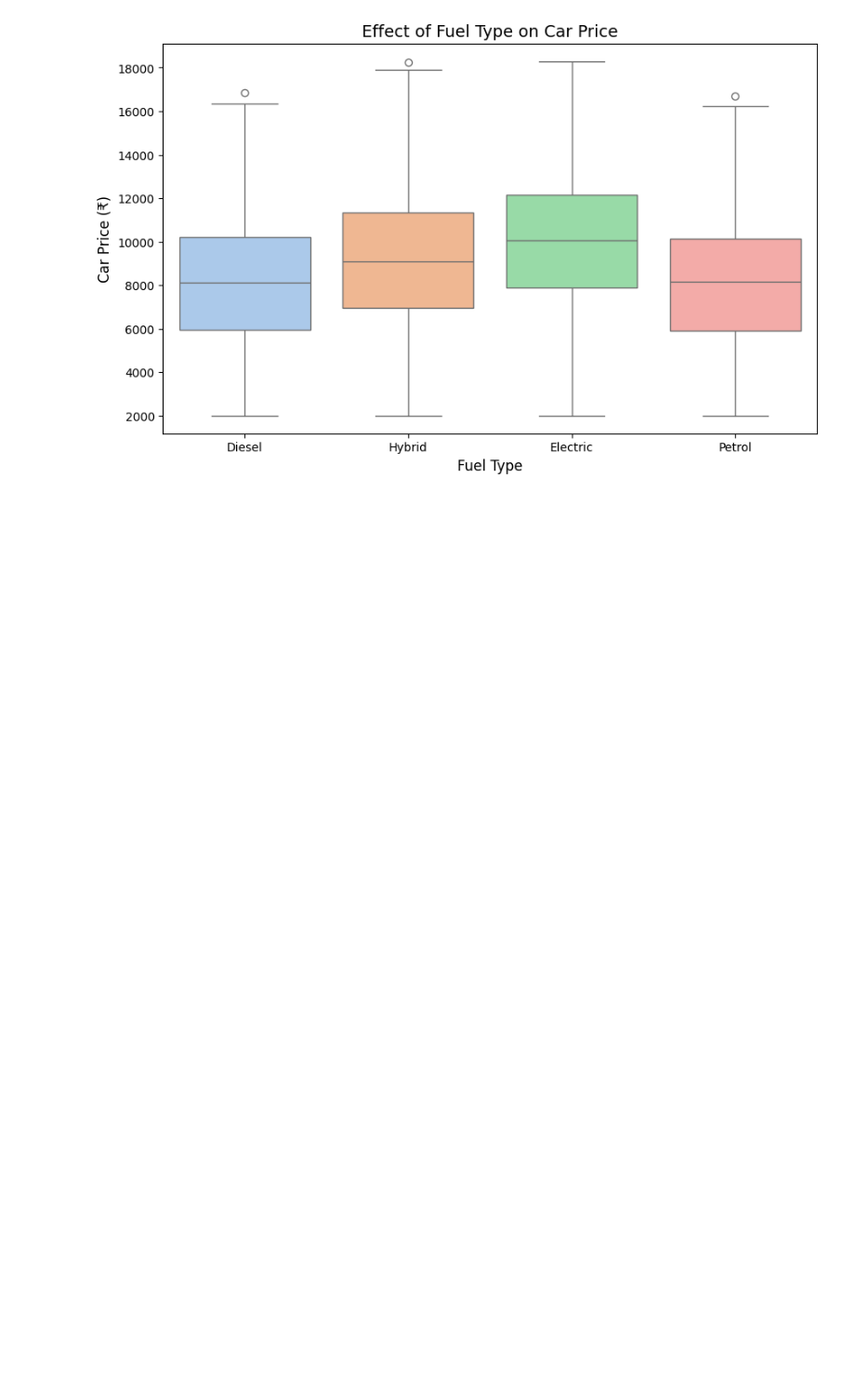
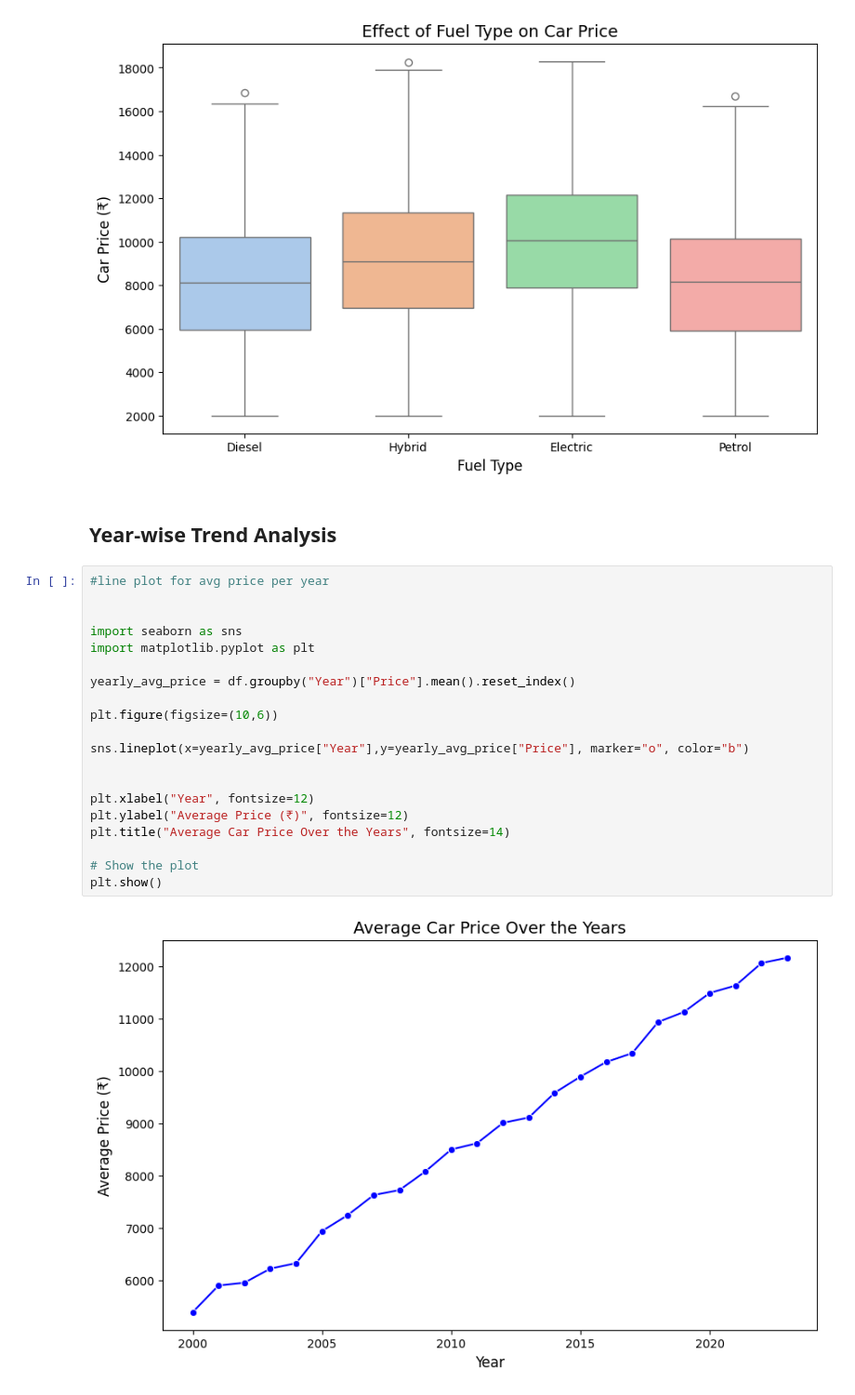
Before and after one commit to devarshi002/Car_price_data_analysis, a Jupyter notebook: test.ipynb, the cells around one changed output. Shown at 93% size. Cells and saved outputs as stored; diff of their text form; blank space fills up the shorter version.

```diff
--- a/test.ipynb
+++ b/test.ipynb
@@ -317,3 +317,27 @@ plt.show()
 # %% [output]
 No artists with labels found to put in legend.  Note that artists whose label start with an underscore are ignored when legend() is called with no argument.
 [figure]
+# %% [markdown]
+## Year-wise Trend Analysis
+# %%
+#line plot for avg price per year
+
+
+import seaborn as sns
+import matplotlib.pyplot as plt
+
+yearly_avg_price = df.groupby("Year")["Price"].mean().reset_index()
+
+plt.figure(figsize=(10,6))
+
+sns.lineplot(x=yearly_avg_price["Year"],y=yearly_avg_price["Price"], marker="o", color="b")
+
+
+plt.xlabel("Year", fontsize=12)
+plt.ylabel("Average Price (₹)", fontsize=12)
+plt.title("Average Car Price Over the Years", fontsize=14)
+
+# Show the plot
+plt.show()
+# %% [output]
+[figure, added]
```
